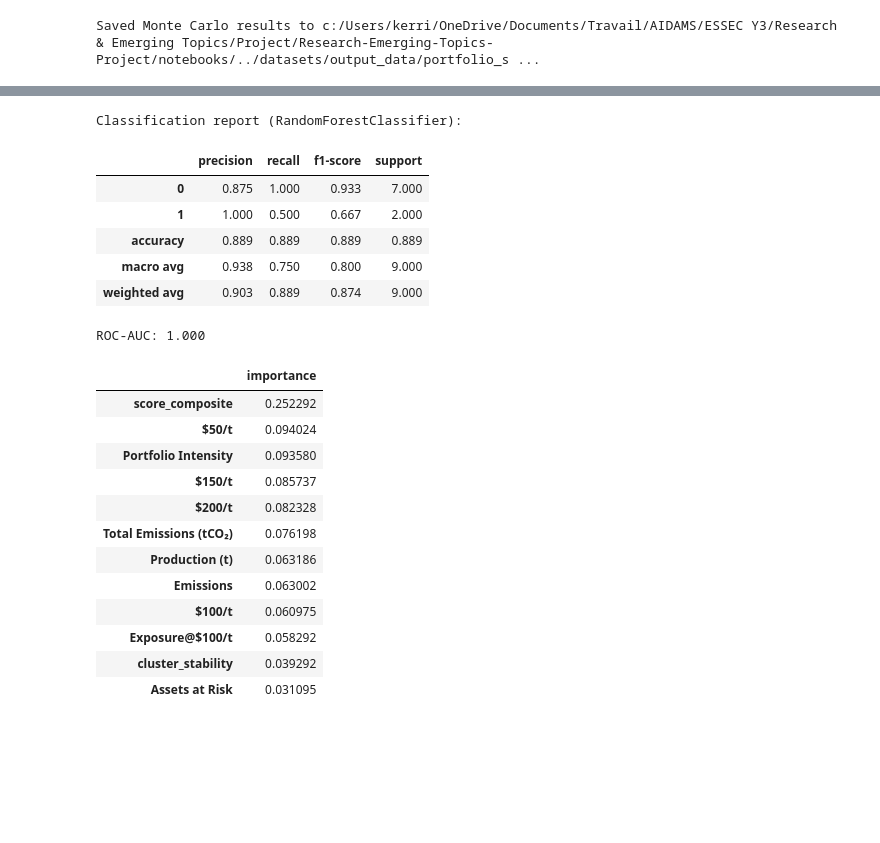
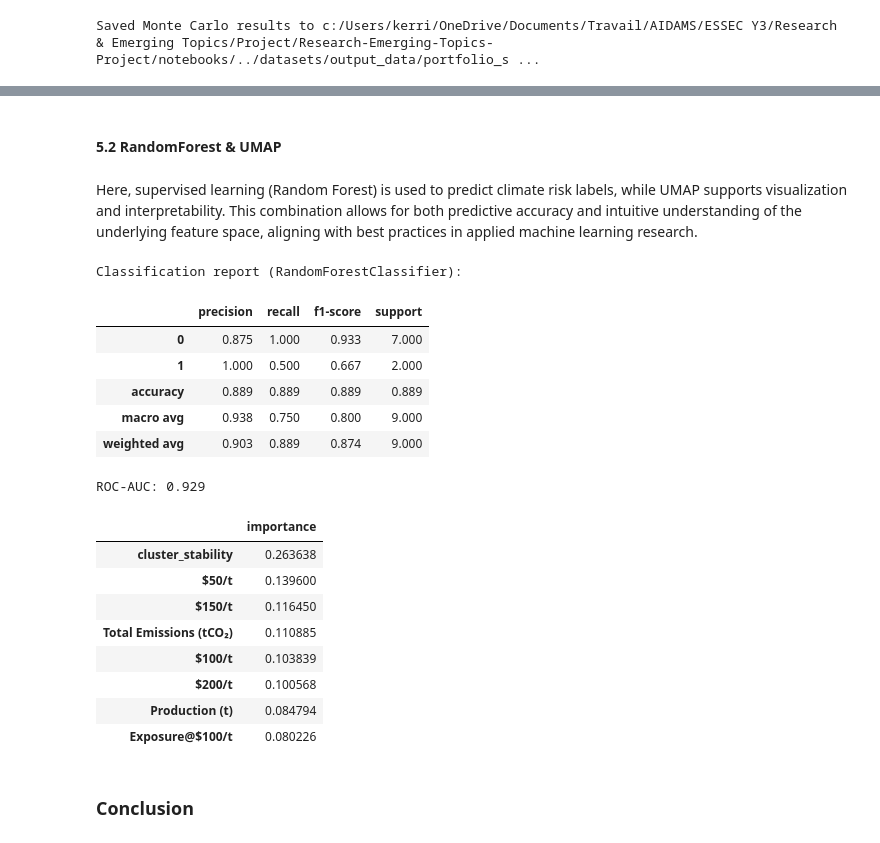
Before and after one commit to Vincksi/Research-Emerging-Topics-Project, a Jupyter notebook: notebooks/Climate_Stress_Testing_and_Portfolio Simulation.ipynb, the cells around one changed output, grey strips where cells are left out. Saved outputs shown, nothing was run; the diff lists cells and outputs as text; code cells hidden in the pictures; blank space fills up the shorter version.

```diff
--- a/notebooks/Climate_Stress_Testing_and_Portfolio Simulation.ipynb
+++ b/notebooks/Climate_Stress_Testing_and_Portfolio Simulation.ipynb
@@ -1314,0 +1759,35 @@ Bootstrap transitions sample:
+# %%
+def company_cluster_fn(X, random_state):
+    """
+    Cluster points in a 2D embedding using HDBSCAN.
+
+    Parameters
+    ----------
+    X : np.ndarray
+        2D embedding of shape (n_samples, 2), e.g. UMAP output.
+    random_state : int
+        Unused placeholder for API compatibility.
+
+    Returns
+    -------
+    dict
+        Dictionary with:
+        - "labels": cluster labels from HDBSCAN
+        - "embedding": the input embedding X
+    """
+    # X is already the 2D UMAP embedding, so use it directly as the input space
+    embedding = X
+
+    # Apply HDBSCAN directly on the 2D embedding
+    clusterer = hdbscan.HDBSCAN(
+        min_cluster_size=company_cluster_params_final["min_cluster_size"],
+        metric="euclidean",
+        cluster_selection_method="eom",
+    )
+    labels = clusterer.fit_predict(embedding)
+
+    # Return the format expected by bootstrap_cluster_stability
+    return {
+        "labels": labels,
+        "embedding": embedding,  # Return the embedding used for clustering
+    }
@@ -1493,4 +2026,7 @@ label_df[["Company", "score_composite", "high_risk_refined"]].head()
+# %% [markdown]
+#### 5.2 RandomForest & UMAP
+# %% [markdown]
+Here, supervised learning (Random Forest) is used to predict climate risk labels, while UMAP supports visualization and interpretability. This combination allows for both predictive accuracy and intuitive understanding of the underlying feature space, aligning with best practices in applied machine learning research.
-# %%
 # %%
 # Company-level classification of refined climate risk labels
 cost_total = (
@@ -1513,12 +2049,12 @@ feature_cols = [
     "Total Emissions (tCO₂)",
     "Production (t)",
     "$50/t", "$100/t", "$150/t", "$200/t",
-    "Portfolio Intensity",
-    "Assets at Risk",
+    #"Portfolio Intensity",
+    #"Assets at Risk",
     "Exposure@$100/t",
-    "Emissions",
+    #"Emissions",
     "cluster_stability",
-    "score_composite",
+    #"score_composite",
 ]
 
 missing_features = [col for col in feature_cols if col not in comp_ml.columns]
@@ -1556,43 +2092,39 @@ rf_pipeline = Pipeline(
 )
 
 rf_pipeline.fit(X_train, y_train)
 
 y_pred = rf_pipeline.predict(X_test)
 prob_model = rf_pipeline.named_steps["model"]
 y_proba = rf_pipeline.predict_proba(X_test)[:, 1]
 
 report = classification_report(y_test, y_pred, output_dict=True)
 report_df = pd.DataFrame(report).T.round(3)
 print("Classification report (RandomForestClassifier):")
 display(report_df)
 
 roc_auc = roc_auc_score(y_test, y_proba) if y_test.nunique() > 1 else np.nan
 print(f"ROC-AUC: {roc_auc:.3f}" if not np.isnan(roc_auc) else "ROC-AUC: undefined (single class in test split)")
 
 feature_importances = (
     pd.Series(prob_model.feature_importances_, index=feature_cols, name="importance")
     .sort_values(ascending=False)
 )
 display(feature_importances.to_frame())
 # %% [output]
 Classification report (RandomForestClassifier):
 |  | precision | recall | f1-score | support |
 | 0 | 0.875 | 1.000 | 0.933 | 7.000 |
 | 1 | 1.000 | 0.500 | 0.667 | 2.000 |
 | accuracy | 0.889 | 0.889 | 0.889 | 0.889 |
 | macro avg | 0.938 | 0.750 | 0.800 | 9.000 |
 | weighted avg | 0.903 | 0.889 | 0.874 | 9.000 |
-ROC-AUC: 1.000
+ROC-AUC: 0.929
 |  | importance |
-| score_composite | 0.252292 |
-| $50/t | 0.094024 |
-| Portfolio Intensity | 0.093580 |
-| $150/t | 0.085737 |
-| $200/t | 0.082328 |
-| Total Emissions (tCO₂) | 0.076198 |
-| Production (t) | 0.063186 |
-| Emissions | 0.063002 |
-| $100/t | 0.060975 |
-| Exposure@$100/t | 0.058292 |
-| cluster_stability | 0.039292 |
-| Assets at Risk | 0.031095 |
+| cluster_stability | 0.263638 |
+| $50/t | 0.139600 |
+| $150/t | 0.116450 |
+| Total Emissions (tCO₂) | 0.110885 |
+| $100/t | 0.103839 |
+| $200/t | 0.100568 |
+| Production (t) | 0.084794 |
+| Exposure@$100/t | 0.080226 |
@@ -1628,3 +2159,5 @@ fig = px.scatter(
     color_continuous_scale="Magma"
 )
 fig.show()
+# %% [markdown]
+### Conclusion
```
Also changed, not shown: parts of 78 cells of this notebook.
